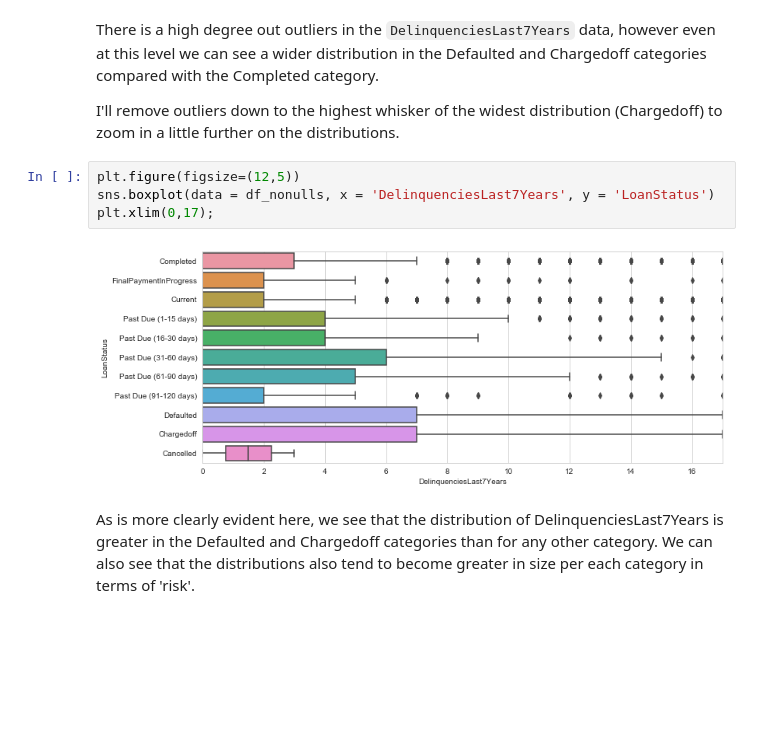
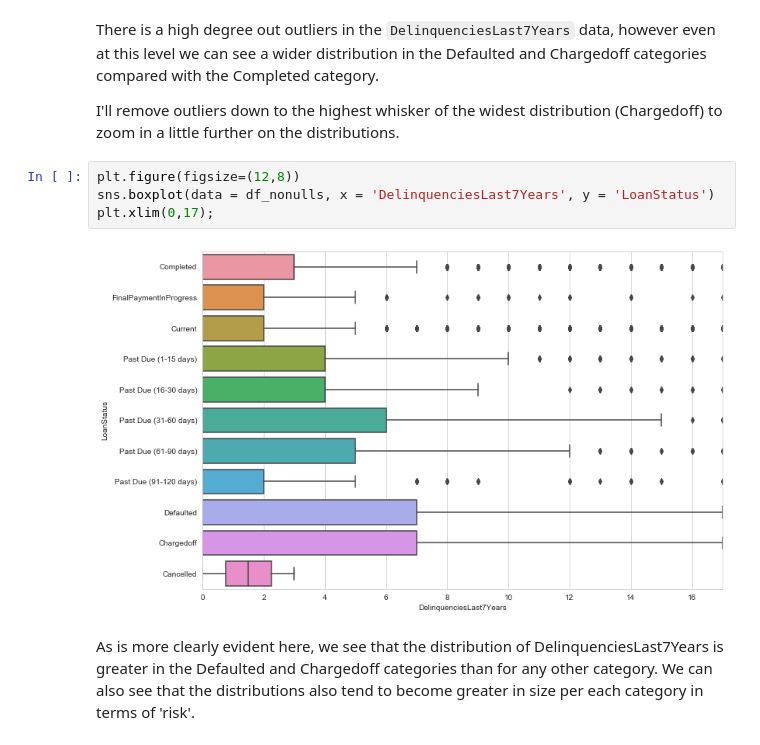
Before and after one commit to Tavnuh/Udacity-Communicate-Data-Findings, a Jupyter notebook: Communicate Data Findings - Prosper Loan Data.ipynb, the cells around one changed output. Cells and saved outputs as stored; diff of their text form; blank space fills up the shorter version.

```diff
--- a/Communicate Data Findings - Prosper Loan Data.ipynb
+++ b/Communicate Data Findings - Prosper Loan Data.ipynb
@@ -366,11 +369,11 @@ There is a high degree out outliers in the `DelinquenciesLast7Years` data, howev
 
 I'll remove outliers down to the highest whisker of the widest distribution (Chargedoff) to zoom in a little further on the distributions.
 # %%
-plt.figure(figsize=(12,5))
+plt.figure(figsize=(12,8))
 sns.boxplot(data = df_nonulls, x = 'DelinquenciesLast7Years', y = 'LoanStatus')
 plt.xlim(0,17);
 # %% [output]
-[figure, old version]
+[figure, new version]
 # %% [markdown]
 As is more clearly evident here, we see that the distribution of DelinquenciesLast7Years is greater in the Defaulted and Chargedoff categories than for any other category. We can also see that the distributions also tend to become greater in size per each category in terms of 'risk'.
 # %% [markdown]
```
Also changed, not shown: parts of 18 cells of this notebook, 1 other file.
